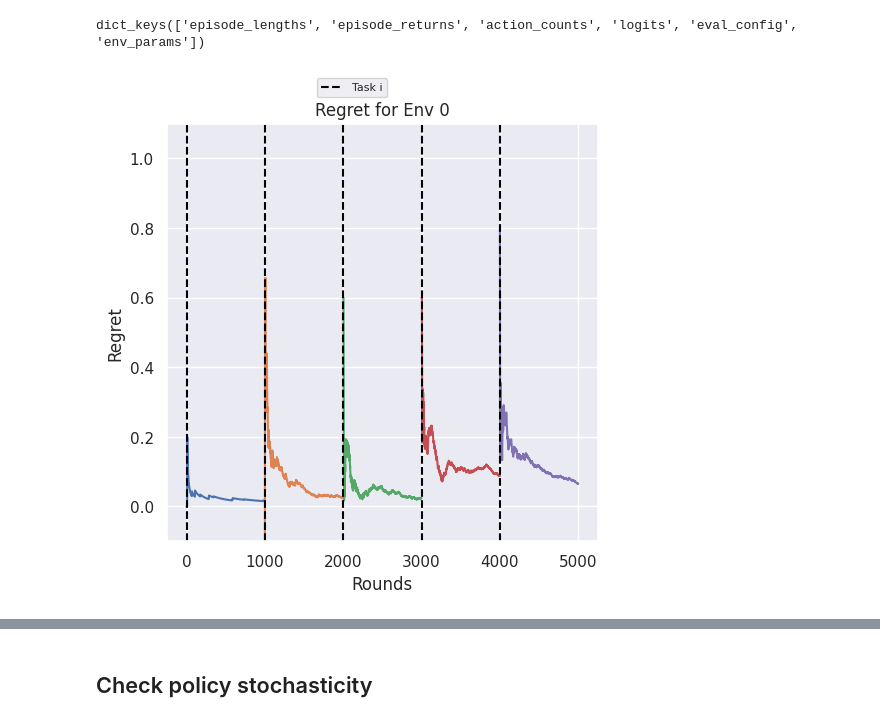
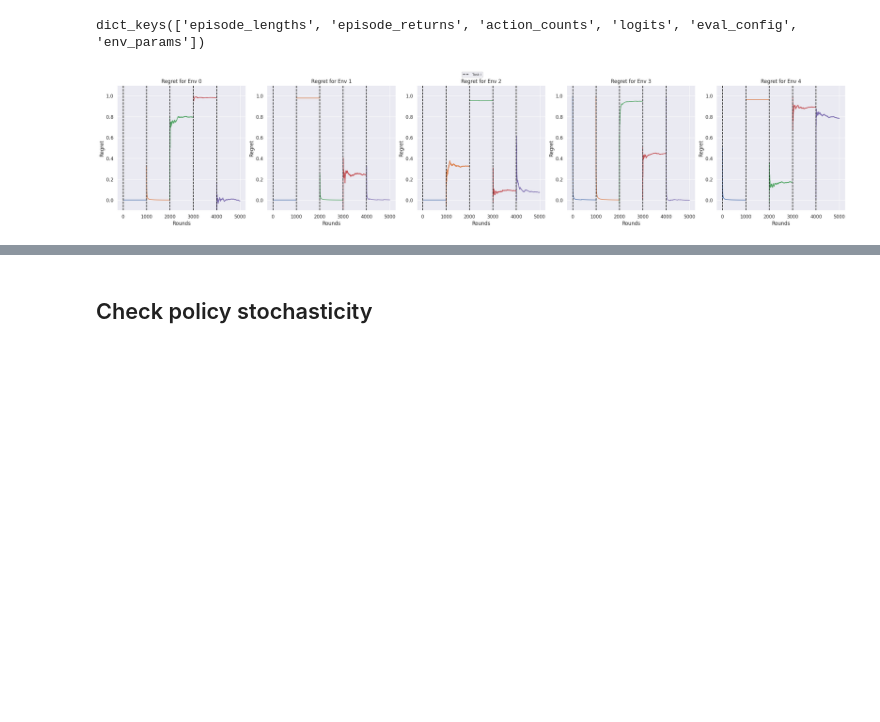
Before and after one commit to chanb/scaling_jax, a Jupyter notebook: check_eval.ipynb, the cells around one changed output, grey strips where cells are left out. Cells and saved outputs as stored; diff of their text form; code cells hidden in the pictures; blank space fills up the shorter version.

```diff
--- a/check_eval.ipynb
+++ b/check_eval.ipynb
@@ -16,8 +16,9 @@ base_path = "/home/bryanpu1/projects/aaai_2026/scaling_jax/results"
 algo_name = "bandit_ad"
 run_name = "adamw-06-09-25_10_17_25-dd55f7aa-c8f9-49f9-b58c-a8af9d8e6d69"
 
-# algo_name = "bandit_dpt"
+algo_name = "bandit_dpt"
 # run_name = "adamw-06-09-25_10_12_16-0accc7c0-d4f9-42ae-b70e-8b3c590d90e1"
+run_name = "adamw-06-10-25_14_11_46-4a5795d8-b591-4af2-96b1-1d247753dc83"
 # %%
 data = dill.load(open(f"{base_path}/{algo_name}/{run_name}/eval_info.dill", "rb"))
 # %%
@@ -39,7 +40,7 @@ elif algo_name.startswith("bandit"):
     (num_envs, num_eps) = data["episode_lengths"].shape
     xrange = range(num_eps)
 
-    num_cols = 1
+    num_cols = 5
     num_rows = int(np.ceil(num_envs / 5))
 
     fig, axes = plt.subplots(
@@ -60,34 +61,34 @@ elif algo_name.startswith("bandit"):
         axes[env_i].set_ylabel("Regret")
 
         for task_i in range(int(np.ceil(num_eps / switch_freq))):
             rews = np.cumsum(
                 data["episode_returns"][env_i, task_i * switch_freq:(task_i + 1) * switch_freq],
                 axis=-1,
             )
             xrange = np.arange(min(switch_freq, len(rews)))
             opt = np.max(data["env_params"][env_i, task_i], axis=-1)
             regret = opt - rews / (xrange + 1)
             axes[env_i].plot(task_i * switch_freq + xrange, regret)
 
             axes[env_i].axvline(
                 x=task_i * switch_freq,
                 label=f"Task i" if task_i == 0 and env_i == 0 else "",
                 linestyle="--",
                 color="black"
             )
         axes[env_i].set_ylim(-0.1, 1.1)
 
     fig.legend(
         bbox_to_anchor=(0.0, 1.0, 1.0, 0.0),
         loc="lower center",
         ncols=5,
         borderaxespad=0.0,
         frameon=True,
         fontsize="8",
     )
     fig.show()
 # %% [output]
-[figure, old version]
+[figure, new version]
 # %%
 print(data["action_counts"])
 # %% [output]
```
Also changed, not shown: parts of 6 cells of this notebook, 4 other files.
